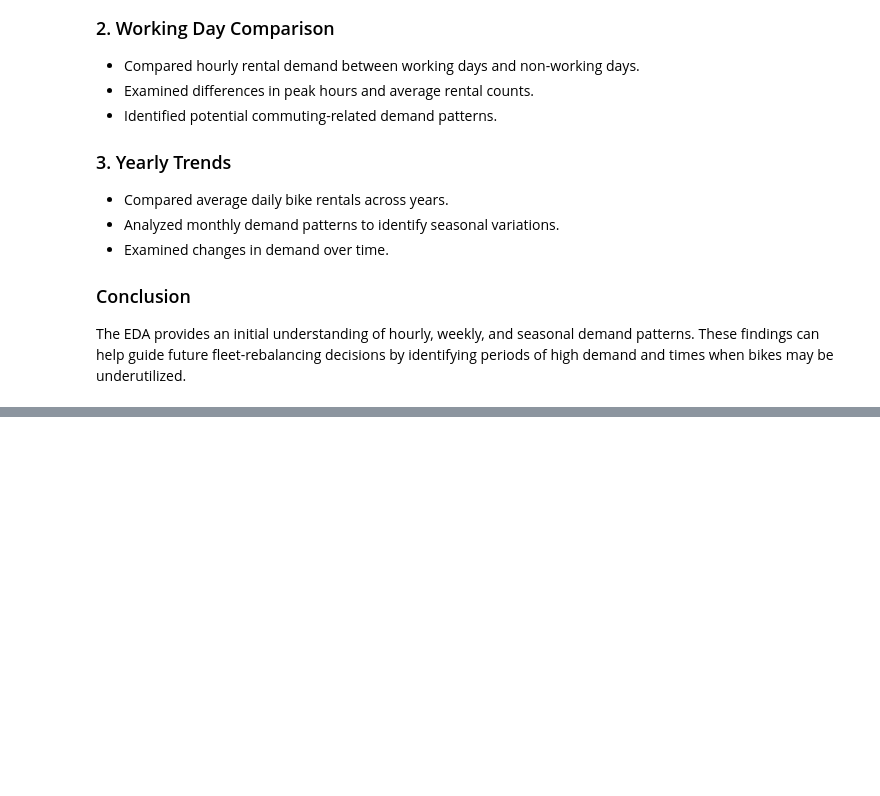
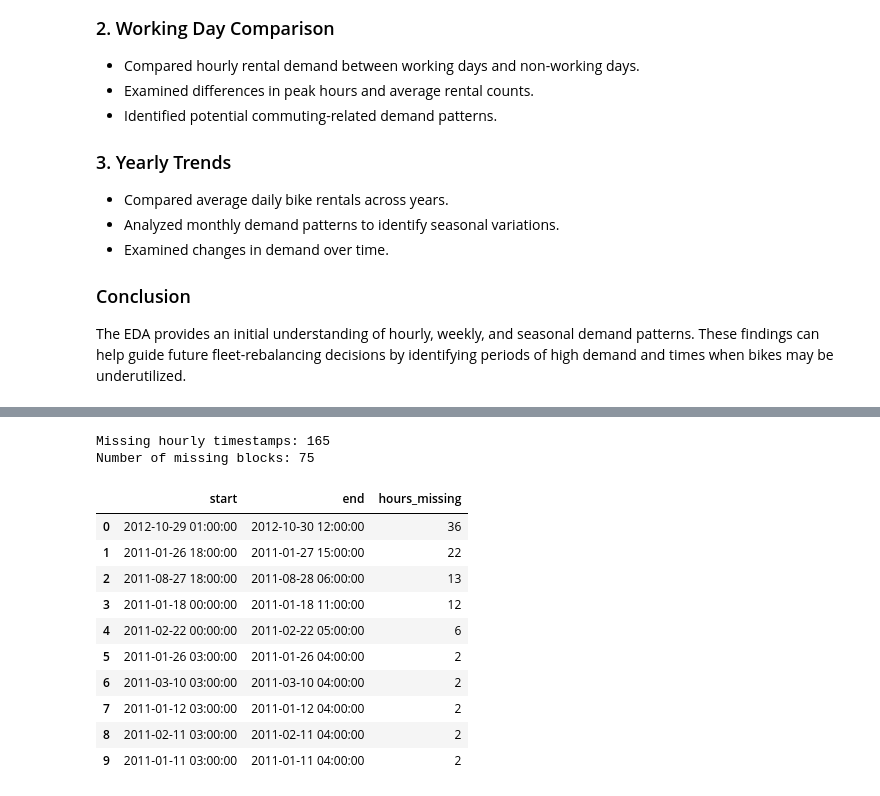
Before and after one commit to EKTA22698/aml-2026-p-01-g-8-Fold-Cross-Validators, a Jupyter notebook: notebooks/01-eda.ipynb, the cells around one changed output, grey strips where cells are left out. Saved outputs shown, nothing was run; the diff lists cells and outputs as text; code cells hidden in the pictures; blank space fills up the shorter version.

Commit message:
Add data validation and missing-hour analysis

```diff
--- a/notebooks/01-eda.ipynb
+++ b/notebooks/01-eda.ipynb
@@ -242,0 +251,37 @@ The EDA provides an initial understanding of hourly, weekly, and seasonal demand
+# %%
+import sys
+from pathlib import Path
+
+# Make the repository root importable when this notebook is run
+# from inside the notebooks/ directory.
+PROJECT_ROOT = Path.cwd().parent
+if str(PROJECT_ROOT) not in sys.path:
+    sys.path.insert(0, str(PROJECT_ROOT))
+
+from src.validation import (
+    find_missing_hours,
+    find_missing_hour_blocks,
+    validate_target_identity,
+)
+
+missing_hours = find_missing_hours(hour_df)
+missing_blocks = find_missing_hour_blocks(hour_df)
+
+print(f"Missing hourly timestamps: {len(missing_hours)}")
+print(f"Number of missing blocks: {len(missing_blocks)}")
+
+display(missing_blocks.head(10))
+# %% [output]
+Missing hourly timestamps: 165
+Number of missing blocks: 75
+|  | start | end | hours_missing |
+| 0 | 2012-10-29 01:00:00 | 2012-10-30 12:00:00 | 36 |
+| 1 | 2011-01-26 18:00:00 | 2011-01-27 15:00:00 | 22 |
+| 2 | 2011-08-27 18:00:00 | 2011-08-28 06:00:00 | 13 |
+| 3 | 2011-01-18 00:00:00 | 2011-01-18 11:00:00 | 12 |
+| 4 | 2011-02-22 00:00:00 | 2011-02-22 05:00:00 | 6 |
+| 5 | 2011-01-26 03:00:00 | 2011-01-26 04:00:00 | 2 |
+| 6 | 2011-03-10 03:00:00 | 2011-03-10 04:00:00 | 2 |
+| 7 | 2011-01-12 03:00:00 | 2011-01-12 04:00:00 | 2 |
+| 8 | 2011-02-11 03:00:00 | 2011-02-11 04:00:00 | 2 |
+| 9 | 2011-01-11 03:00:00 | 2011-01-11 04:00:00 | 2 |
```
Also changed, not shown: parts of 6 cells of this notebook, 1 other file.
